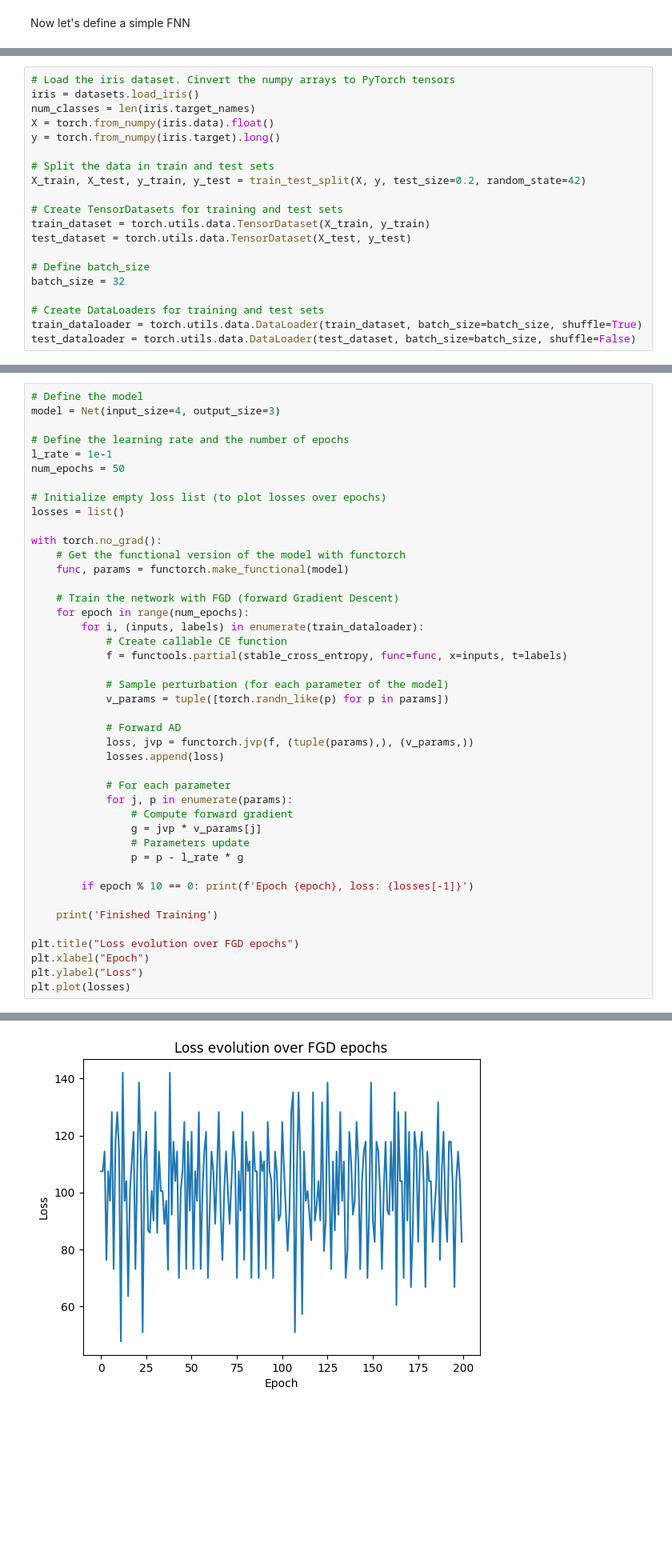
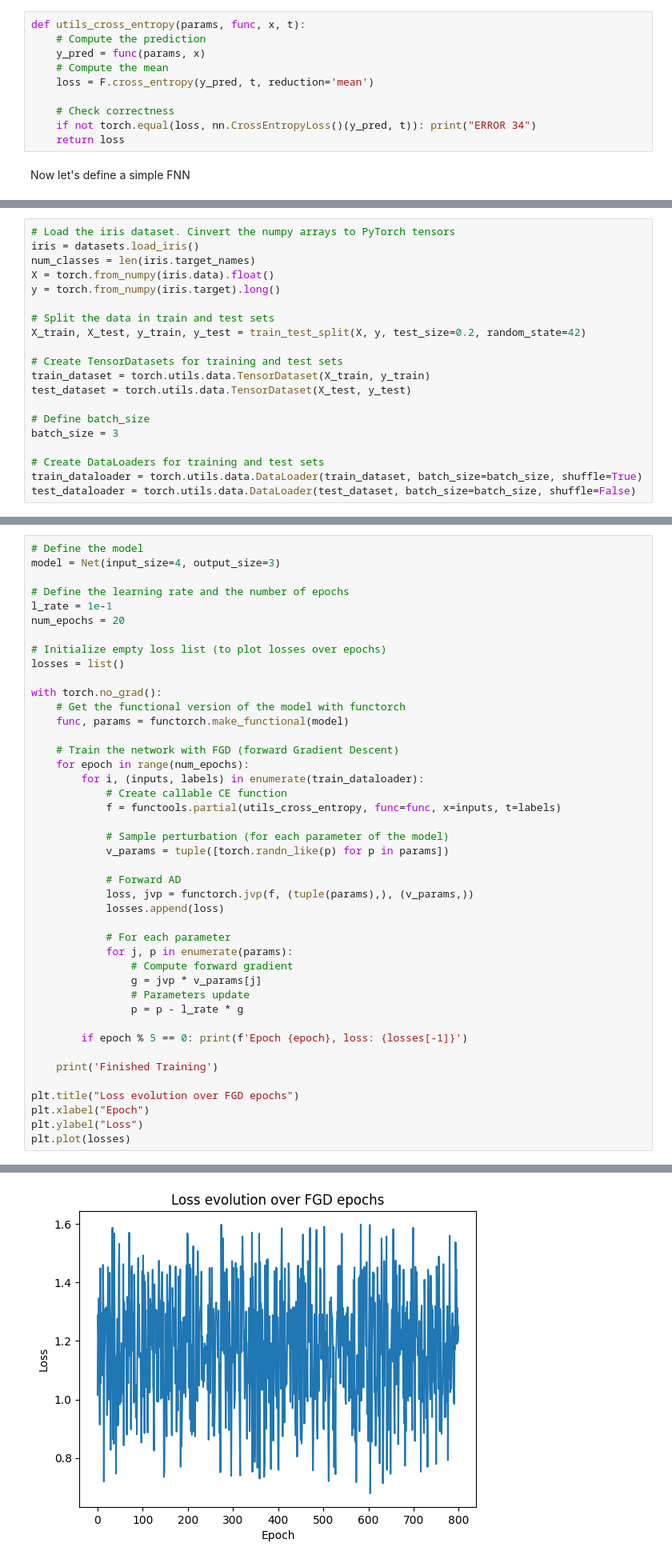
Before and after one commit to luigi-ga/GradientsWithoutBackpropagation, a Jupyter notebook: fwdgrad.ipynb, the cells around one changed output, grey strips where cells are left out. Shown at 80% size. Saved outputs shown, nothing was run; the diff lists cells and outputs as text; blank space fills up the shorter version.

Commit message:
adjust cross entropy. Added some more 3D examples

```diff
--- a/fwdgrad.ipynb
+++ b/fwdgrad.ipynb
@@ -142,3 +150,13 @@ def stable_cross_entropy(params, func, x, t):
+# %%
+def utils_cross_entropy(params, func, x, t):
+    # Compute the prediction
+    y_pred = func(params, x)
+    # Compute the mean
+    loss = F.cross_entropy(y_pred, t, reduction='mean')
+
+    # Check correctness
+    if not torch.equal(loss, nn.CrossEntropyLoss()(y_pred, t)): print("ERROR 34")
+    return loss
 # %% [markdown]
 Now let's define a simple FNN
 # %%
@@ -170,7 +188,7 @@ train_dataset = torch.utils.data.TensorDataset(X_train, y_train)
 test_dataset = torch.utils.data.TensorDataset(X_test, y_test)
 
 # Define batch_size
-batch_size = 32
+batch_size = 3
 
 # Create DataLoaders for training and test sets
 train_dataloader = torch.utils.data.DataLoader(train_dataset, batch_size=batch_size, shuffle=True)
@@ -188,7 +206,7 @@ model = Net(input_size=4, output_size=3)
 
 # Define the learning rate and the number of epochs
 l_rate = 1e-1
-num_epochs = 50
+num_epochs = 20
 
 # Initialize empty loss list (to plot losses over epochs)
 losses = list()
@@ -201,7 +219,7 @@ with torch.no_grad():
     for epoch in range(num_epochs):
         for i, (inputs, labels) in enumerate(train_dataloader):
             # Create callable CE function
-            f = functools.partial(stable_cross_entropy, func=func, x=inputs, t=labels)
+            f = functools.partial(utils_cross_entropy, func=func, x=inputs, t=labels)
 
             # Sample perturbation (for each parameter of the model)
             v_params = tuple([torch.randn_like(p) for p in params])
@@ -217,7 +235,7 @@ with torch.no_grad():
                 # Parameters update
                 p = p - l_rate * g
 
-        if epoch % 10 == 0: print(f'Epoch {epoch}, loss: {losses[-1]}')
+        if epoch % 5 == 0: print(f'Epoch {epoch}, loss: {losses[-1]}')
 
     print('Finished Training')
 
@@ -234,6 +251,6 @@ Epoch 40, loss: 60.383026123046875
 Finished Training
 [<matplotlib.lines.Line2D at 0x...>]
-[figure, old version]
+[figure, new version]
 # %% [markdown]
 ### References
 
```
Also changed, not shown: parts of 17 cells of this notebook.
